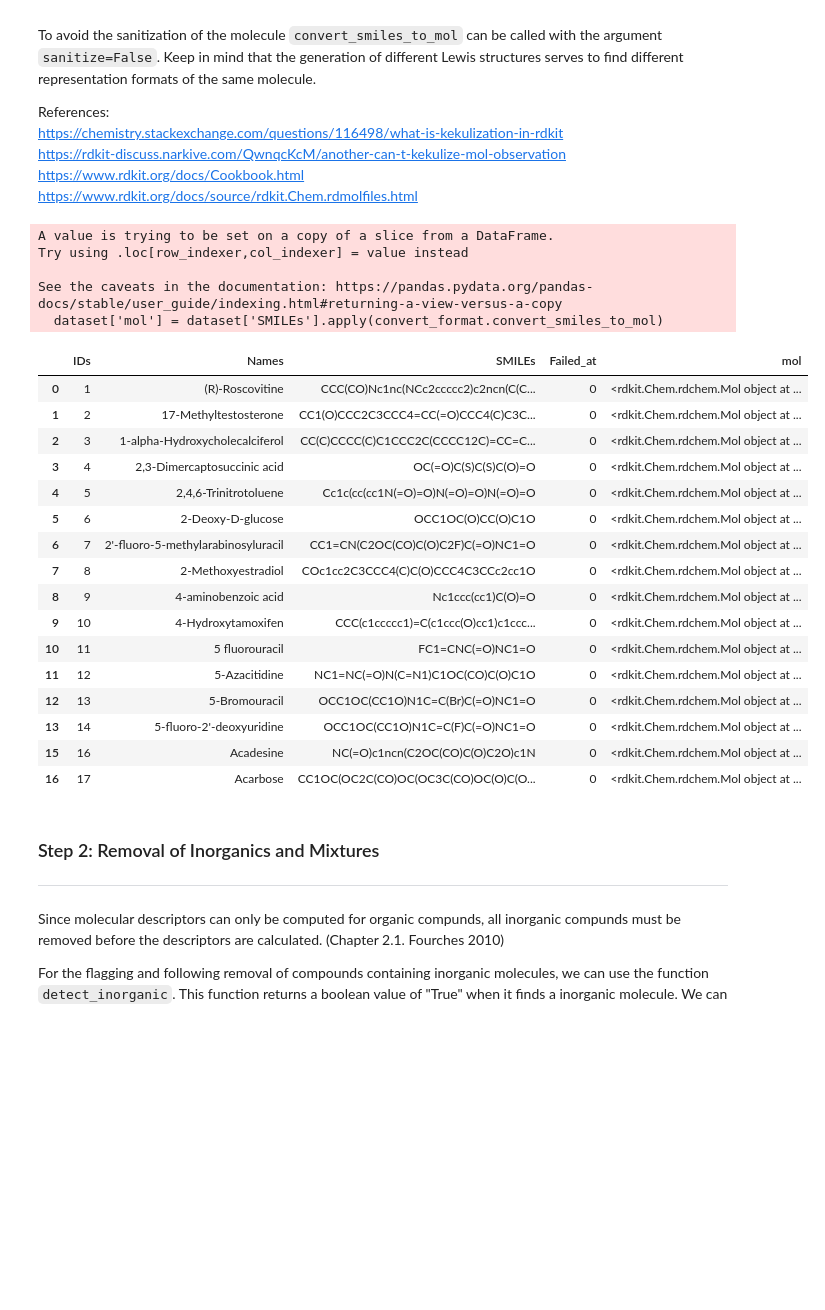
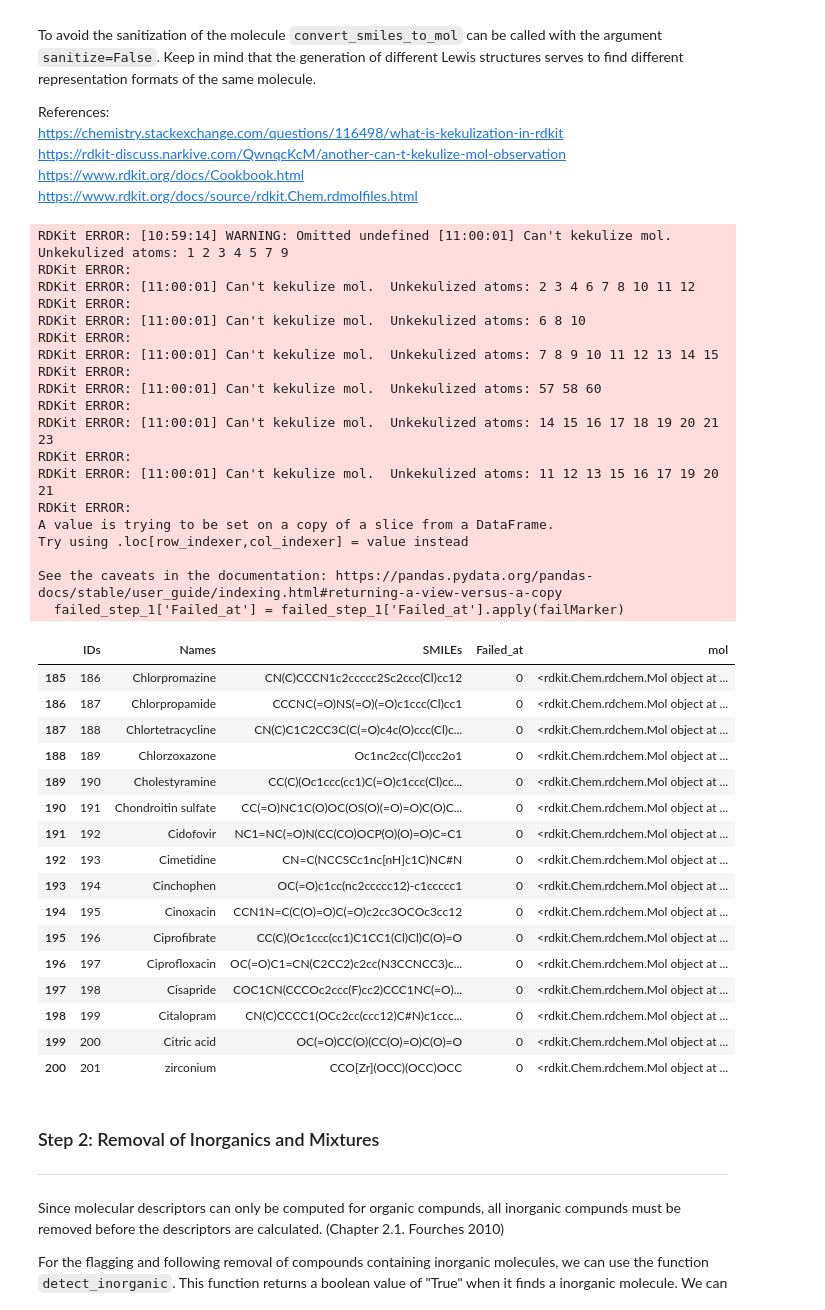
Before and after one commit to volkamerlab/opencadd, a Jupyter notebook: docs/tutorials/standardization.ipynb, the cells around one changed output. Saved outputs shown, nothing was run; the diff lists cells and outputs as text; code cells hidden in the pictures; blank space fills up the shorter version.

Commit message:
adjusted subsets and steps

```diff
--- a/docs/tutorials/standardization.ipynb
+++ b/docs/tutorials/standardization.ipynb
@@ -77,41 +77,57 @@ https://rdkit-discuss.narkive.com/QwnqcKcM/another-can-t-kekulize-mol-observatio
 https://www.rdkit.org/docs/Cookbook.html<br>
 https://www.rdkit.org/docs/source/rdkit.Chem.rdmolfiles.html<br>
 # %%
-# We set up the taskNum
+# Setting up the taskNum
 taskNum = 1
 
 # A column called mol is beeing added to the dataframe to store the mol-files
-# The action is only applied to entries with a score of 0
 dataset['mol'] = dataset['SMILEs'].apply(convert_format.convert_smiles_to_mol)
+
+# All entries which couldn't generate a mol will get filtered another dataframe
 failed_step_1 = dataset[(dataset['mol'].isnull())]
-failed_step_1['Failed_at'] = failed_step_1['SMILEs'].apply(failMarker)
+failed_step_1['Failed_at'] = failed_step_1['Failed_at'].apply(failMarker)
+failed_step_1 = failed_step_1[['IDs','Names','SMILEs','Failed_at']]
 
 # Update the dataset by removing all entries without a mol
-dataset = dataset[dataset['mol'].notna()]
-dataset.head(16)
+result1 = dataset[dataset['mol'].notna()]
+result1.tail(16)
 # %% [output]
+RDKit ERROR: [10:59:14] WARNING: Omitted undefined [11:00:01] Can't kekulize mol.  Unkekulized atoms: 1 2 3 4 5 7 9
+RDKit ERROR:
+RDKit ERROR: [11:00:01] Can't kekulize mol.  Unkekulized atoms: 2 3 4 6 7 8 10 11 12
+RDKit ERROR:
+RDKit ERROR: [11:00:01] Can't kekulize mol.  Unkekulized atoms: 6 8 10
+RDKit ERROR:
+RDKit ERROR: [11:00:01] Can't kekulize mol.  Unkekulized atoms: 7 8 9 10 11 12 13 14 15
+RDKit ERROR:
+RDKit ERROR: [11:00:01] Can't kekulize mol.  Unkekulized atoms: 57 58 60
+RDKit ERROR:
+RDKit ERROR: [11:00:01] Can't kekulize mol.  Unkekulized atoms: 14 15 16 17 18 19 20 21 23
+RDKit ERROR:
+RDKit ERROR: [11:00:01] Can't kekulize mol.  Unkekulized atoms: 11 12 13 15 16 17 19 20 21
+RDKit ERROR:
 A value is trying to be set on a copy of a slice from a DataFrame.
 Try using .loc[row_indexer,col_indexer] = value instead
 
 See the caveats in the documentation: https://pandas.pydata.org/pandas-docs/stable/user_guide/indexing.html#returning-a-view-versus-a-copy
-  dataset['mol'] = dataset['SMILEs'].apply(convert_format.convert_smiles_to_mol)
+  failed_step_1['Failed_at'] = failed_step_1['Failed_at'].apply(failMarker)
 |  | IDs | Names | SMILEs | Failed_at | mol |
-| 0 | 1 | (R)-Roscovitine | CCC(CO)Nc1nc(NCc2ccccc2)c2ncn(C(C... | 0 | <rdkit.Chem.rdchem.Mol object at ... |
-| 1 | 2 | 17-Methyltestosterone | CC1(O)CCC2C3CCC4=CC(=O)CCC4(C)C3C... | 0 | <rdkit.Chem.rdchem.Mol object at ... |
-| 2 | 3 | 1-alpha-Hydroxycholecalciferol | CC(C)CCCC(C)C1CCC2C(CCCC12C)=CC=C... | 0 | <rdkit.Chem.rdchem.Mol object at ... |
-| 3 | 4 | 2,3-Dimercaptosuccinic acid | OC(=O)C(S)C(S)C(O)=O | 0 | <rdkit.Chem.rdchem.Mol object at ... |
-| 4 | 5 | 2,4,6-Trinitrotoluene | Cc1c(cc(cc1N(=O)=O)N(=O)=O)N(=O)=O | 0 | <rdkit.Chem.rdchem.Mol object at ... |
-| 5 | 6 | 2-Deoxy-D-glucose | OCC1OC(O)CC(O)C1O | 0 | <rdkit.Chem.rdchem.Mol object at ... |
-| 6 | 7 | 2'-fluoro-5-methylarabinosyluracil | CC1=CN(C2OC(CO)C(O)C2F)C(=O)NC1=O | 0 | <rdkit.Chem.rdchem.Mol object at ... |
-| 7 | 8 | 2-Methoxyestradiol | COc1cc2C3CCC4(C)C(O)CCC4C3CCc2cc1O | 0 | <rdkit.Chem.rdchem.Mol object at ... |
-| 8 | 9 | 4-aminobenzoic acid | Nc1ccc(cc1)C(O)=O | 0 | <rdkit.Chem.rdchem.Mol object at ... |
-| 9 | 10 | 4-Hydroxytamoxifen | CCC(c1ccccc1)=C(c1ccc(O)cc1)c1ccc... | 0 | <rdkit.Chem.rdchem.Mol object at ... |
-| 10 | 11 | 5 fluorouracil | FC1=CNC(=O)NC1=O | 0 | <rdkit.Chem.rdchem.Mol object at ... |
-| 11 | 12 | 5-Azacitidine | NC1=NC(=O)N(C=N1)C1OC(CO)C(O)C1O | 0 | <rdkit.Chem.rdchem.Mol object at ... |
-| 12 | 13 | 5-Bromouracil | OCC1OC(CC1O)N1C=C(Br)C(=O)NC1=O | 0 | <rdkit.Chem.rdchem.Mol object at ... |
-| 13 | 14 | 5-fluoro-2'-deoxyuridine | OCC1OC(CC1O)N1C=C(F)C(=O)NC1=O | 0 | <rdkit.Chem.rdchem.Mol object at ... |
-| 15 | 16 | Acadesine | NC(=O)c1ncn(C2OC(CO)C(O)C2O)c1N | 0 | <rdkit.Chem.rdchem.Mol object at ... |
-| 16 | 17 | Acarbose | CC1OC(OC2C(CO)OC(OC3C(CO)OC(O)C(O... | 0 | <rdkit.Chem.rdchem.Mol object at ... |
+| 185 | 186 | Chlorpromazine | CN(C)CCCN1c2ccccc2Sc2ccc(Cl)cc12 | 0 | <rdkit.Chem.rdchem.Mol object at ... |
+| 186 | 187 | Chlorpropamide | CCCNC(=O)NS(=O)(=O)c1ccc(Cl)cc1 | 0 | <rdkit.Chem.rdchem.Mol object at ... |
+| 187 | 188 | Chlortetracycline | CN(C)C1C2CC3C(C(=O)c4c(O)ccc(Cl)c... | 0 | <rdkit.Chem.rdchem.Mol object at ... |
+| 188 | 189 | Chlorzoxazone | Oc1nc2cc(Cl)ccc2o1 | 0 | <rdkit.Chem.rdchem.Mol object at ... |
+| 189 | 190 | Cholestyramine | CC(C)(Oc1ccc(cc1)C(=O)c1ccc(Cl)cc... | 0 | <rdkit.Chem.rdchem.Mol object at ... |
+| 190 | 191 | Chondroitin sulfate | CC(=O)NC1C(O)OC(OS(O)(=O)=O)C(O)C... | 0 | <rdkit.Chem.rdchem.Mol object at ... |
+| 191 | 192 | Cidofovir | NC1=NC(=O)N(CC(CO)OCP(O)(O)=O)C=C1 | 0 | <rdkit.Chem.rdchem.Mol object at ... |
+| 192 | 193 | Cimetidine | CN=C(NCCSCc1nc[nH]c1C)NC#N | 0 | <rdkit.Chem.rdchem.Mol object at ... |
+| 193 | 194 | Cinchophen | OC(=O)c1cc(nc2ccccc12)-c1ccccc1 | 0 | <rdkit.Chem.rdchem.Mol object at ... |
+| 194 | 195 | Cinoxacin | CCN1N=C(C(O)=O)C(=O)c2cc3OCOc3cc12 | 0 | <rdkit.Chem.rdchem.Mol object at ... |
+| 195 | 196 | Ciprofibrate | CC(C)(Oc1ccc(cc1)C1CC1(Cl)Cl)C(O)=O | 0 | <rdkit.Chem.rdchem.Mol object at ... |
+| 196 | 197 | Ciprofloxacin | OC(=O)C1=CN(C2CC2)c2cc(N3CCNCC3)c... | 0 | <rdkit.Chem.rdchem.Mol object at ... |
+| 197 | 198 | Cisapride | COC1CN(CCCOc2ccc(F)cc2)CCC1NC(=O)... | 0 | <rdkit.Chem.rdchem.Mol object at ... |
+| 198 | 199 | Citalopram | CN(C)CCCC1(OCc2cc(ccc12)C#N)c1ccc... | 0 | <rdkit.Chem.rdchem.Mol object at ... |
+| 199 | 200 | Citric acid | OC(=O)CC(O)(CC(O)=O)C(O)=O | 0 | <rdkit.Chem.rdchem.Mol object at ... |
+| 200 | 201 | zirconium | CCO[Zr](OCC)(OCC)OCC | 0 | <rdkit.Chem.rdchem.Mol object at ... |
 # %% [markdown]
 ### Step 2: Removal of Inorganics and Mixtures
 --------------------------------------------------
```
Also changed, not shown: parts of 10 cells of this notebook.
